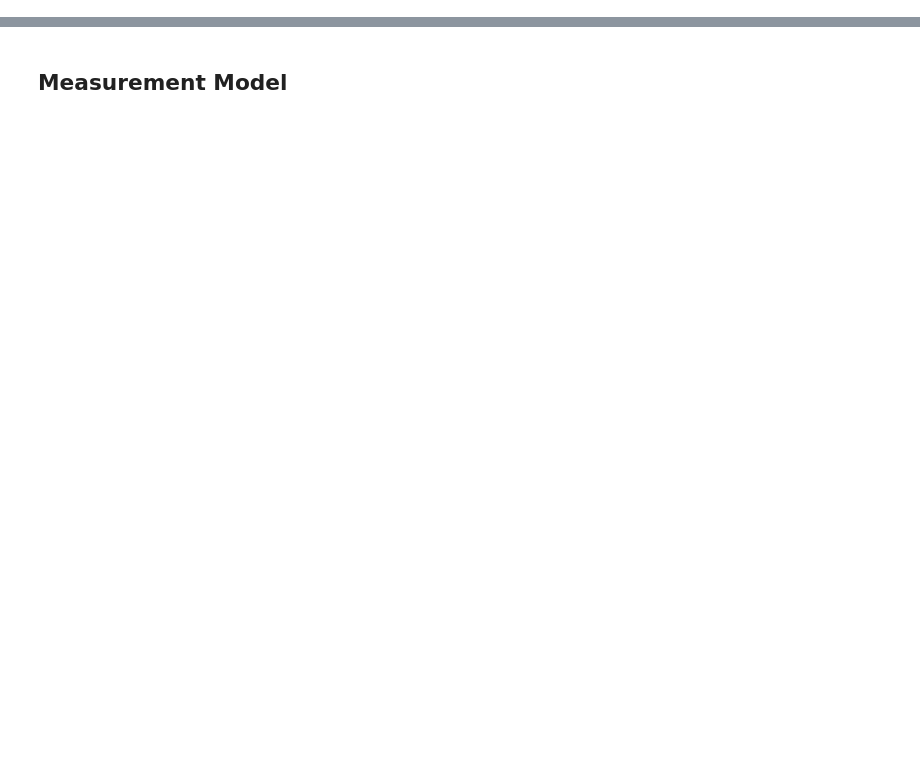
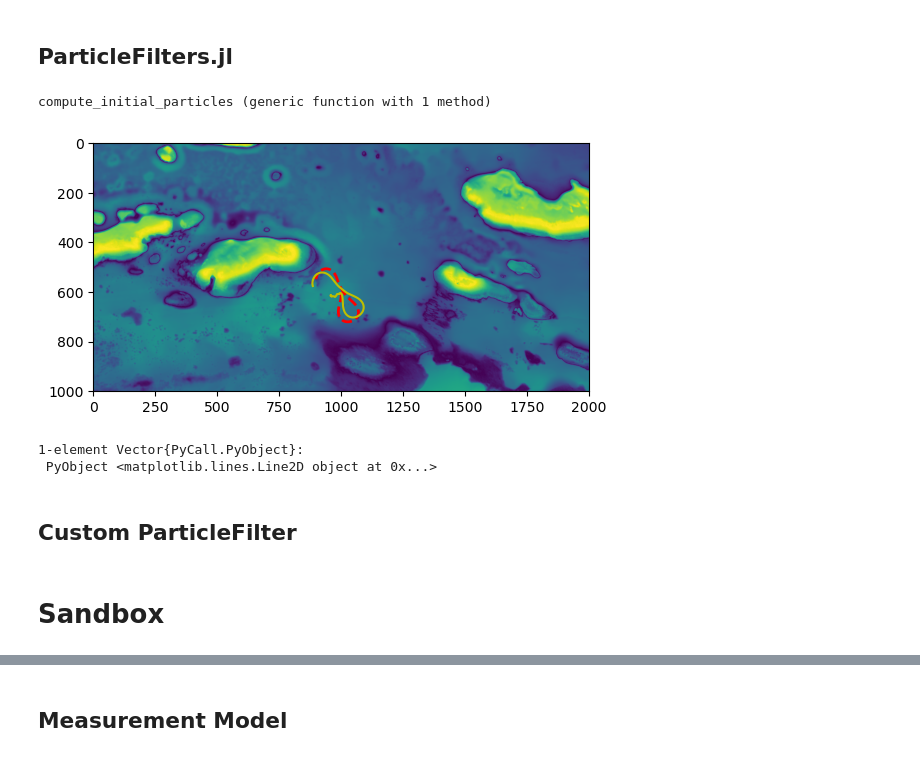
Before and after one commit to AmyPhung/GPUParticleFilter.jl, a Jupyter notebook: main.ipynb, the cells around one changed output, grey strips where cells are left out. Drawn from its saved outputs; the diff is of its cells as text; code cells hidden in the pictures; blank space fills up the shorter version.

```diff
--- a/main.ipynb
+++ b/main.ipynb
@@ -120,0 +223,61 @@ plot(xs, ys)
+# %%
+measurements = simulate_measurements(xs, ys, bathy_map);
+# %% [markdown]
+## ParticleFilters.jl
+# %%
+function compute_initial_particles()
+    init_particles = Vector{Vector{Float64}}(undef, N_PARTICLES)
+
+    dist_pos_init = Normal(0, INIT_STD_POS)
+    dist_rot_init = Normal(0, INIT_STD_ROT)
+
+    for i in 1:N_PARTICLES
+        # Generate sample
+        x = START_X + rand(dist_pos_init)
+        y = START_Y + rand(dist_pos_init)
+        θ = START_θ + rand(dist_rot_init)
+        init_particles[i] = [x, y, θ, 0, 0]
+    end
+
+    return init_particles
+end
+# %% [output]
+compute_initial_particles (generic function with 1 method)
+# %%
+pf_model = ParticleFilterModel{Vector{Float64}}(glider_dynamics_model, measurement_model);
+
+fil = BootstrapFilter(pf_model, N_PARTICLES) # Takes in model, number of particles
+
+# construct initial belief
+b0 = ParticleCollection(compute_initial_particles())
+
+# Temporary---------------------------------
+inputs = [in_thruster, in_rudder]
+
+# Preallocate the output vector for performance
+us = Vector{Vector{Float64}}(undef, length(in_thruster))
+
+# Convert each pair of values to a vector and store in the output vector
+for i in 1:length(in_thruster)
+    us[i] = [inputs[1][i], inputs[2][i]]
+end
+# ------------------------------------------
+
+bs = runfilter(fil, b0, us, measurements); # Actually compute results. Inputs: filter, initial particles, data
+# %%
+# TODO: make this less redundant
+filtered_xs = [m[1] for m in map(mean, bs)]
+filtered_ys = [m[2] for m in map(mean, bs)]
+
+fig, ax = PyPlot.subplots()
+ax.imshow(-bathy_map)
+ax.plot(xs,ys,"r--", lw=2)
+ax.plot(filtered_xs, filtered_ys, "y")
+# %% [output]
+[figure, added]
+1-element Vector{PyCall.PyObject}:
+ PyObject <matplotlib.lines.Line2D object at 0x...>
+# %% [markdown]
+## Custom ParticleFilter
+# %% [markdown]
+# Sandbox
```
Also changed, not shown: parts of 35 cells of this notebook, 2 other files.
